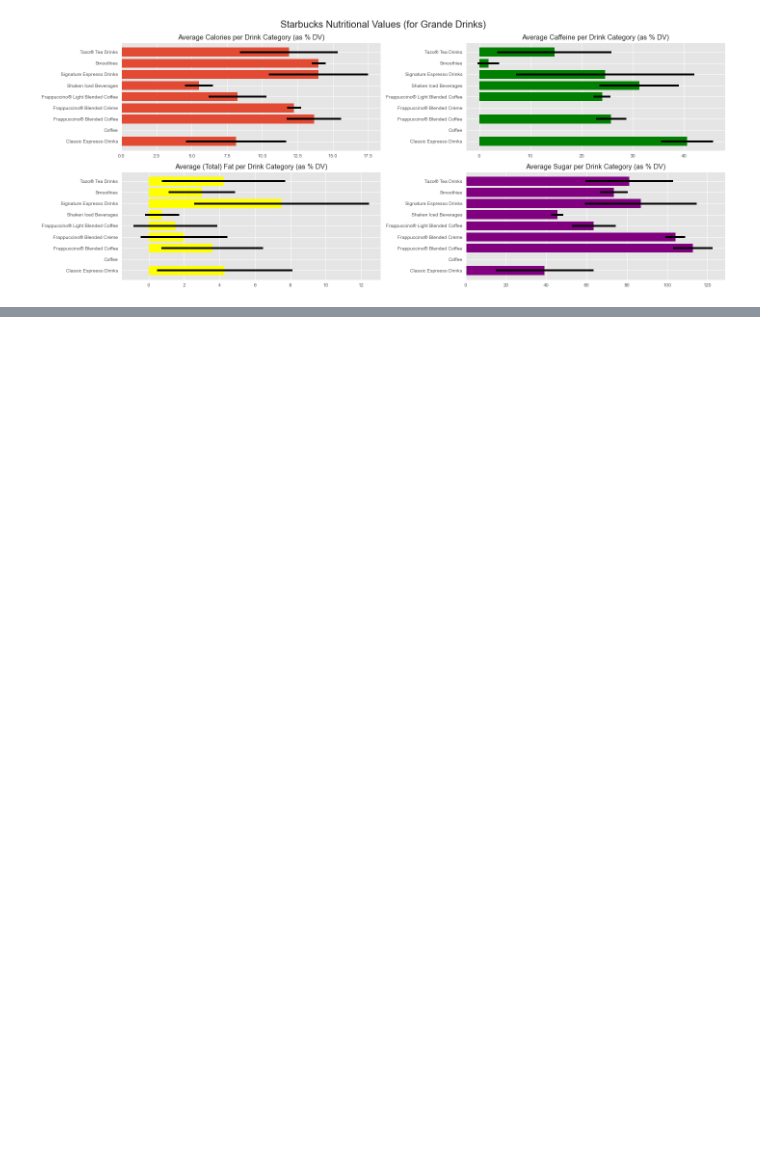
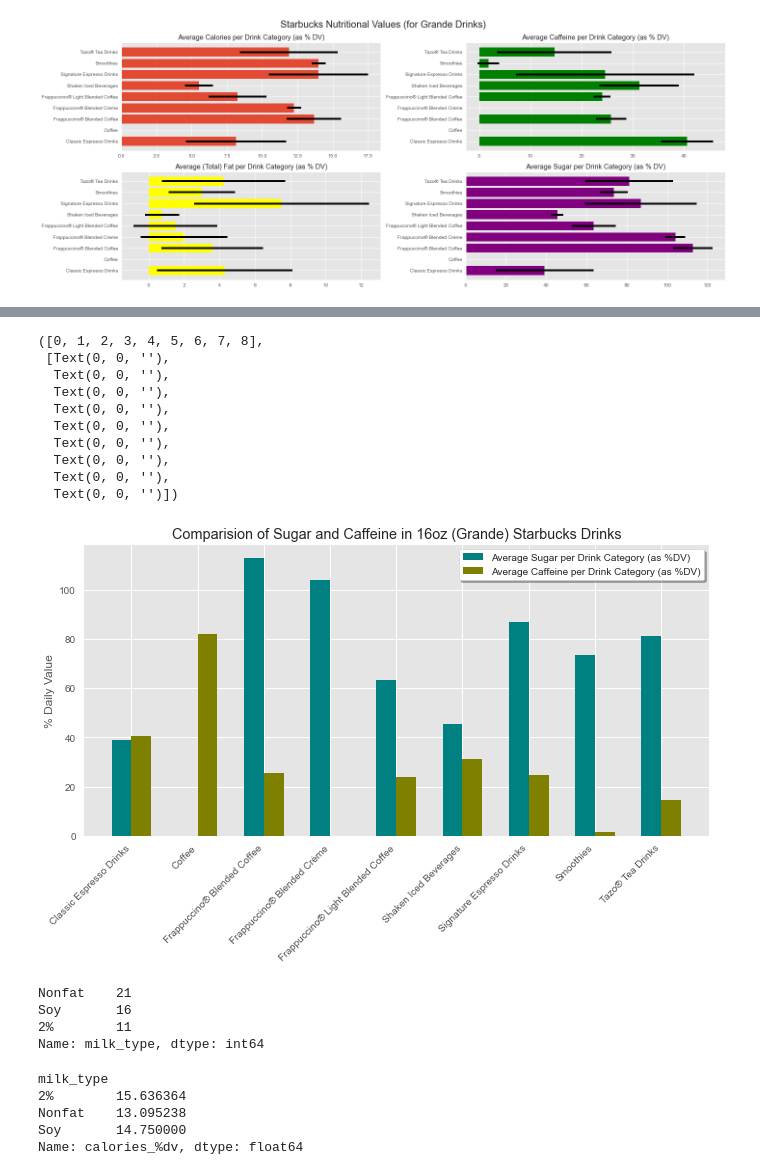
Before and after one commit to Ugi77/projects, a Jupyter notebook: NutritionAnalysisTour/desc_stats_pandas.ipynb, the cells around one changed output, grey strips where cells are left out. Saved outputs shown, nothing was run; the diff lists cells and outputs as text; code cells hidden in the pictures; blank space fills up the shorter version.

Commit message:
add second graph to desc_stats_pandas.ipynb file

```diff
--- a/NutritionAnalysisTour/desc_stats_pandas.ipynb
+++ b/NutritionAnalysisTour/desc_stats_pandas.ipynb
@@ -99,0 +118,4 @@ plt.tight_layout()
+# %%
+# Is there a correlation between sugar and caffeine in 16oz drinks?
+sug = grande.groupby(["category"])["sugars_%dv"].mean()
+caff = grande.groupby(["category"])["caffeine_%dv"].mean()
@@ -100,2 +134,39 @@ plt.tight_layout()
+# %%
+plt.figure(figsize=(10,5))
+plt.bar(sug.index.values, sug, color = "teal", width = -0.3, align = "edge", label = "Average Sugar per Drink Category (as %DV)")
+plt.bar(caff.index.values, caff, color = "olive", width = 0.3, align = "edge", label = "Average Caffeine per Drink Category (as %DV)")
+plt.title("Comparision of Sugar and Caffeine in 16oz (Grande) Starbucks Drinks")
+plt.ylabel("% Daily Value")
+plt.legend(loc = "upper right", shadow = True, frameon = True, facecolor = "white")
+plt.xticks(rotation=45, ha='right')
+# %% [output]
+([0, 1, 2, 3, 4, 5, 6, 7, 8],
+ [Text(0, 0, ''),
+  Text(0, 0, ''),
+  Text(0, 0, ''),
+  Text(0, 0, ''),
+  Text(0, 0, ''),
+  Text(0, 0, ''),
+  Text(0, 0, ''),
+  Text(0, 0, ''),
+  Text(0, 0, '')])
+[figure, added]
 # %%
-# for each category that has a milk value, for a 16oz drink, what is avg cal for each milk type
+# For each 20oz drink that has a milk value, what is avg cal for each milk type?
+# First filter data set for 20oz drinks that contain (any) milk.  Even soy.
+
+tall_milk = sb_desc[(sb_desc["size_oz"] == 20) & (sb_desc["milk_type"] != 'NaN') & (sb_desc["milk_type"] != 'Whole')]
+tall_milk["milk_type"].value_counts()
+# %% [output]
+Nonfat    21
+Soy       16
+2%        11
+Name: milk_type, dtype: int64
+# %%
+tall_milk.groupby("milk_type")["calories_%dv"].mean()
+# %% [output]
+milk_type
+2%        15.636364
+Nonfat    13.095238
+Soy       14.750000
+Name: calories_%dv, dtype: float64
```
Also changed, not shown: parts of 5 cells of this notebook.
